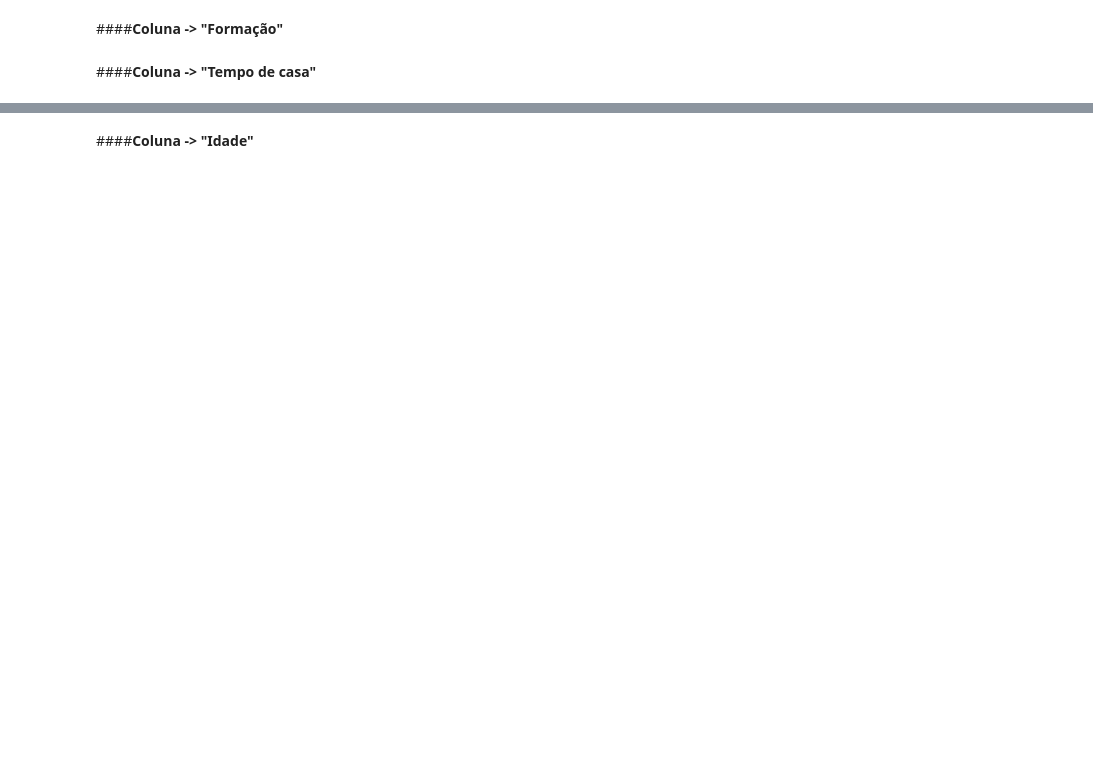
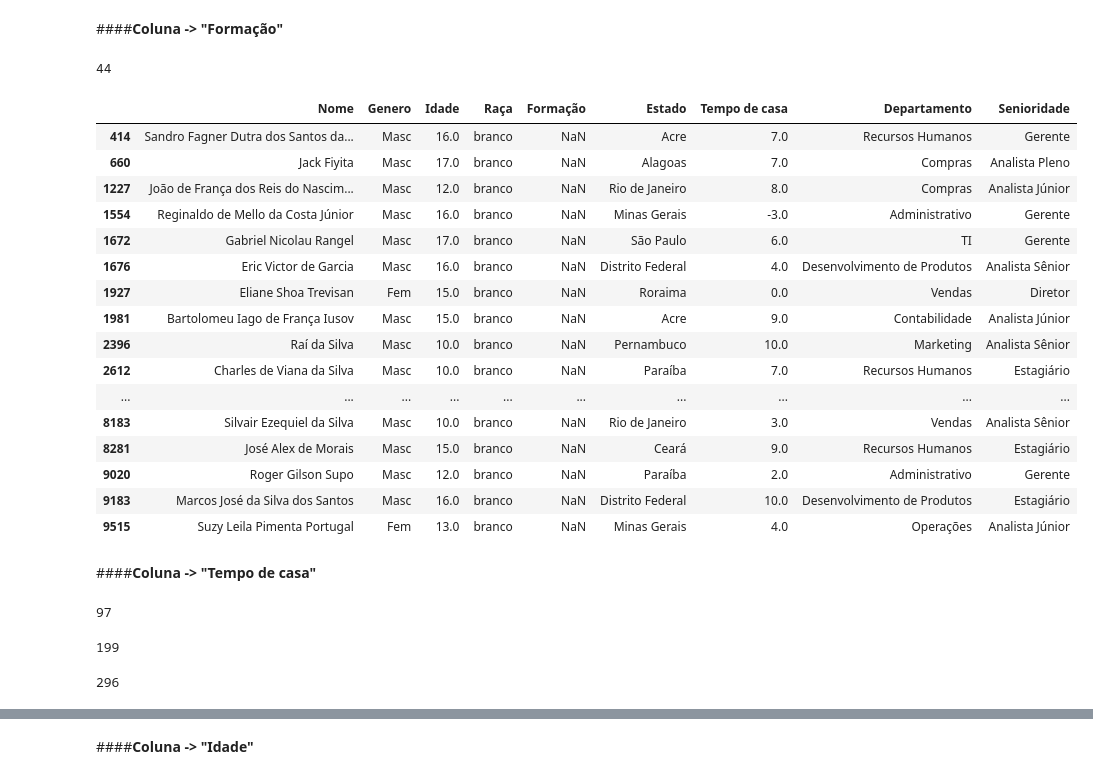
Before and after one commit to tiagotff/Hackathon_AdaHack_2024_Corp_Solutions, a Jupyter notebook: Hackathon_ADA_2024_versao_parcial_1_Tiago_13_04_2024.ipynb, the cells around one changed output, grey strips where cells are left out. Drawn from its saved outputs; the diff is of its cells as text; code cells hidden in the pictures; blank space fills up the shorter version.

```diff
--- a/Hackathon_ADA_2024_versao_parcial_1_Tiago_13_04_2024.ipynb
+++ b/Hackathon_ADA_2024_versao_parcial_1_Tiago_13_04_2024.ipynb
@@ -228,3 +297,36 @@ display(registros_nulos_formacao)
+# %%
+"""
+Calcula e imprime o número de valores nulos na coluna 'Formação'.
+"""
+
+df['Formação'].isnull().sum()
+# %% [output]
+44
+# %%
+"""
+Filtra e exibe os registros onde o valor na coluna 'Formação' é nulo.
+"""
+
+registros_nulos_formacao = df[df['Formação'].isnull()]
+display(registros_nulos_formacao)
+# %% [output]
+|  | Nome | Genero | Idade | Raça | Formação | Estado | Tempo de casa | Departamento | Senioridade |
+| 414 | Sandro Fagner Dutra dos Santos da... | Masc | 16.0 | branco | NaN | Acre | 7.0 | Recursos Humanos | Gerente |
+| 660 | Jack Fiyita | Masc | 17.0 | branco | NaN | Alagoas | 7.0 | Compras | Analista Pleno |
+| 1227 | João de França dos Reis do Nascim... | Masc | 12.0 | branco | NaN | Rio de Janeiro | 8.0 | Compras | Analista Júnior |
+| 1554 | Reginaldo de Mello da Costa Júnior | Masc | 16.0 | branco | NaN | Minas Gerais | -3.0 | Administrativo | Gerente |
+| 1672 | Gabriel Nicolau Rangel | Masc | 17.0 | branco | NaN | São Paulo | 6.0 | TI | Gerente |
+| 1676 | Eric Victor de Garcia | Masc | 16.0 | branco | NaN | Distrito Federal | 4.0 | Desenvolvimento de Produtos | Analista Sênior |
+| 1927 | Eliane Shoa Trevisan | Fem | 15.0 | branco | NaN | Roraima | 0.0 | Vendas | Diretor |
+| 1981 | Bartolomeu Iago de França Iusov | Masc | 15.0 | branco | NaN | Acre | 9.0 | Contabilidade | Analista Júnior |
+| 2396 | Raí da Silva | Masc | 10.0 | branco | NaN | Pernambuco | 10.0 | Marketing | Analista Sênior |
+| 2612 | Charles de Viana da Silva | Masc | 10.0 | branco | NaN | Paraíba | 7.0 | Recursos Humanos | Estagiário |
+| ... | ... | ... | ... | ... | ... | ... | ... | ... | ... |
+| 8183 | Silvair Ezequiel da Silva | Masc | 10.0 | branco | NaN | Rio de Janeiro | 3.0 | Vendas | Analista Sênior |
+| 8281 | José Alex de Morais | Masc | 15.0 | branco | NaN | Ceará | 9.0 | Recursos Humanos | Estagiário |
+| 9020 | Roger Gilson Supo | Masc | 12.0 | branco | NaN | Paraíba | 2.0 | Administrativo | Gerente |
+| 9183 | Marcos José da Silva dos Santos | Masc | 16.0 | branco | NaN | Distrito Federal | 10.0 | Desenvolvimento de Produtos | Estagiário |
+| 9515 | Suzy Leila Pimenta Portugal | Fem | 13.0 | branco | NaN | Minas Gerais | 4.0 | Operações | Analista Júnior |
 # %%
 """
 Excluindo valores ausentes da coluna 'Formação' do DataFrame
@@ -233,14 +336,30 @@ df = df.dropna(subset=['Formação'])
 # %% [markdown]
 ####**Coluna -> "Tempo de casa"**
 # %%
-# Quantidade de valores negativos na coluna 'Tempo de casa'
+"""
+Calcula e imprime a quantidade de valores negativos na coluna 'Tempo de casa'.
+"""
+
 quantidade_negativos_tempo_de_casa = (df['Tempo de casa'] < 0).sum()
 print(quantidade_negativos_tempo_de_casa)
+# %% [output]
+97
 # %%
-# Quantidade de valores NaN na coluna 'Tempo de casa'
+"""
+Calcula e imprime a quantidade de valores nulos na coluna 'Tempo de casa'.
+"""
+
 quantidade_nan_tempo_de_casa = df['Tempo de casa'].isnull().sum()
 print(quantidade_nan_tempo_de_casa)
+# %% [output]
+199
 # %%
+"""
+Calcula e exibe a quantidade de valores negativos e nulos na coluna 'Tempo de casa'.
+"""
+
 quantidade_negativos_nan_tempo_de_casa = (df['Tempo de casa'] < 0).sum() + df['Tempo de casa'].isnull().sum()
 display(quantidade_negativos_nan_tempo_de_casa)
+# %% [output]
+296
 # %%
```
Also changed, not shown: parts of 56 cells of this notebook.
